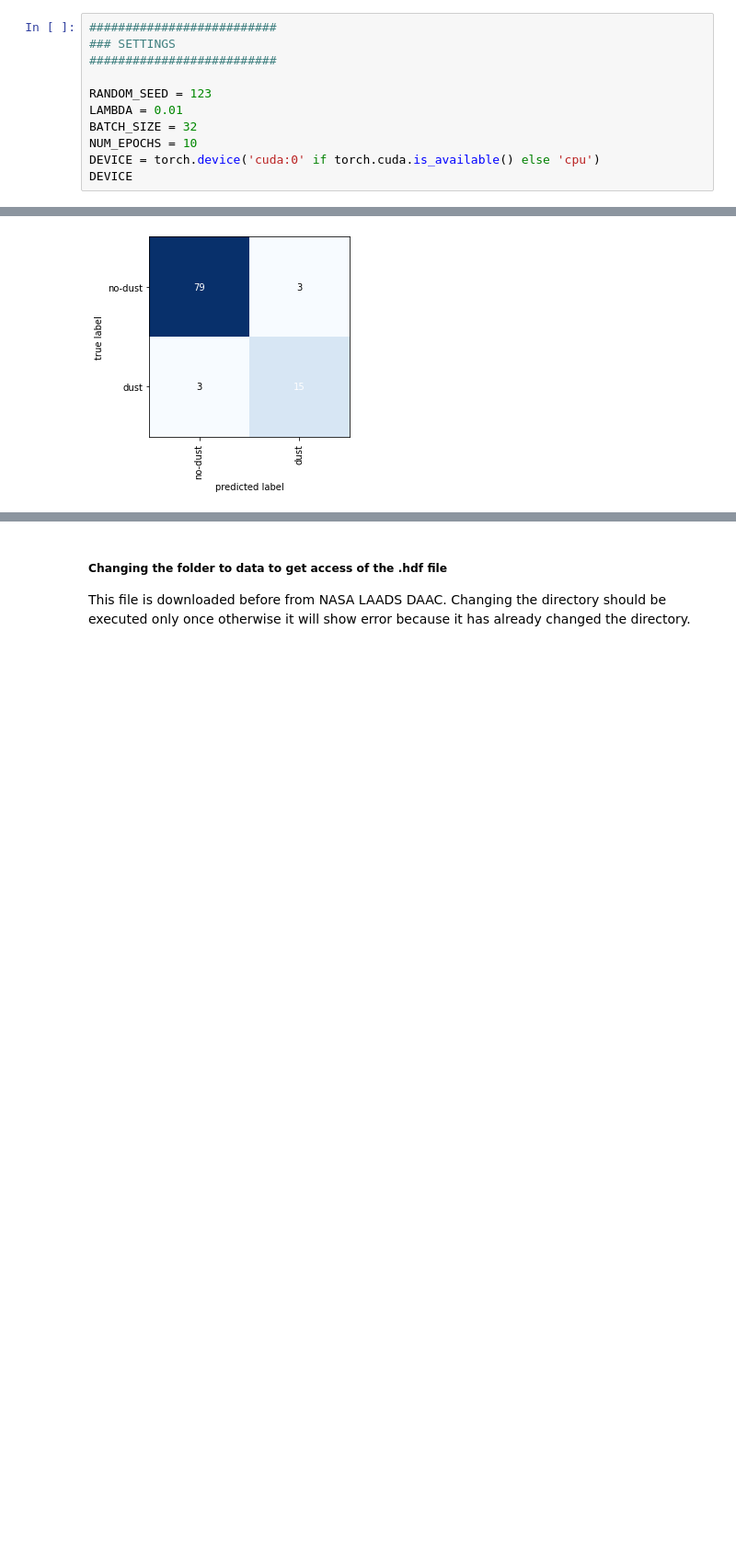
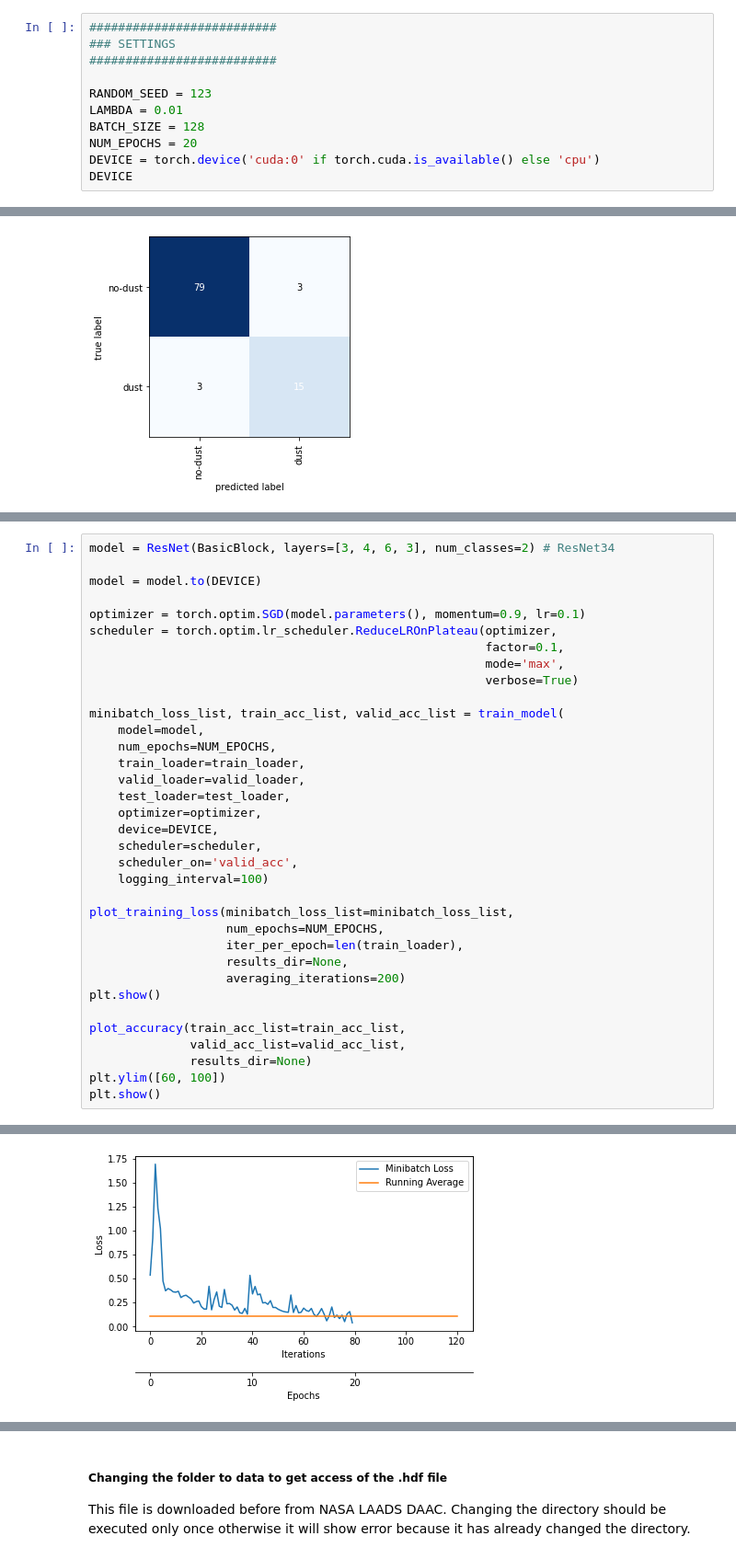
Before and after one commit to janTRik1423/thesis, a Jupyter notebook: Thesis.ipynb, the cells around one changed output, grey strips where cells are left out. Shown: that part at 92% size. Drawn from its saved outputs; the diff is of its cells as text; blank space fills up the shorter version.

```diff
--- a/Thesis.ipynb
+++ b/Thesis.ipynb
@@ -77,8 +77,8 @@ from torch.utils.data import Dataset, DataLoader, ConcatDataset, SubsetRandomSam
 
 RANDOM_SEED = 123
 LAMBDA = 0.01
-BATCH_SIZE = 32
-NUM_EPOCHS = 10
+BATCH_SIZE = 128
+NUM_EPOCHS = 20
 DEVICE = torch.device('cuda:0' if torch.cuda.is_available() else 'cpu')
 DEVICE
 # %% [output]
@@ -623,0 +826,36 @@ plt.show()
+# %%
+model = ResNet(BasicBlock, layers=[3, 4, 6, 3], num_classes=2) # ResNet34
+
+model = model.to(DEVICE)
+
+optimizer = torch.optim.SGD(model.parameters(), momentum=0.9, lr=0.1)
+scheduler = torch.optim.lr_scheduler.ReduceLROnPlateau(optimizer,
+                                                       factor=0.1,
+                                                       mode='max',
+                                                       verbose=True)
+
+minibatch_loss_list, train_acc_list, valid_acc_list = train_model(
+    model=model,
+    num_epochs=NUM_EPOCHS,
+    train_loader=train_loader,
+    valid_loader=valid_loader,
+    test_loader=test_loader,
+    optimizer=optimizer,
+    device=DEVICE,
+    scheduler=scheduler,
+    scheduler_on='valid_acc',
+    logging_interval=100)
+
+plot_training_loss(minibatch_loss_list=minibatch_loss_list,
+                   num_epochs=NUM_EPOCHS,
+                   iter_per_epoch=len(train_loader),
+                   results_dir=None,
+                   averaging_iterations=200)
+plt.show()
+
+plot_accuracy(train_acc_list=train_acc_list,
+              valid_acc_list=valid_acc_list,
+              results_dir=None)
+plt.ylim([60, 100])
+plt.show()
+# %% [output]
@@ -623,0 +879 @@ plt.show()
+[figure, added]
```
Also changed, not shown: parts of 7 cells of this notebook.
